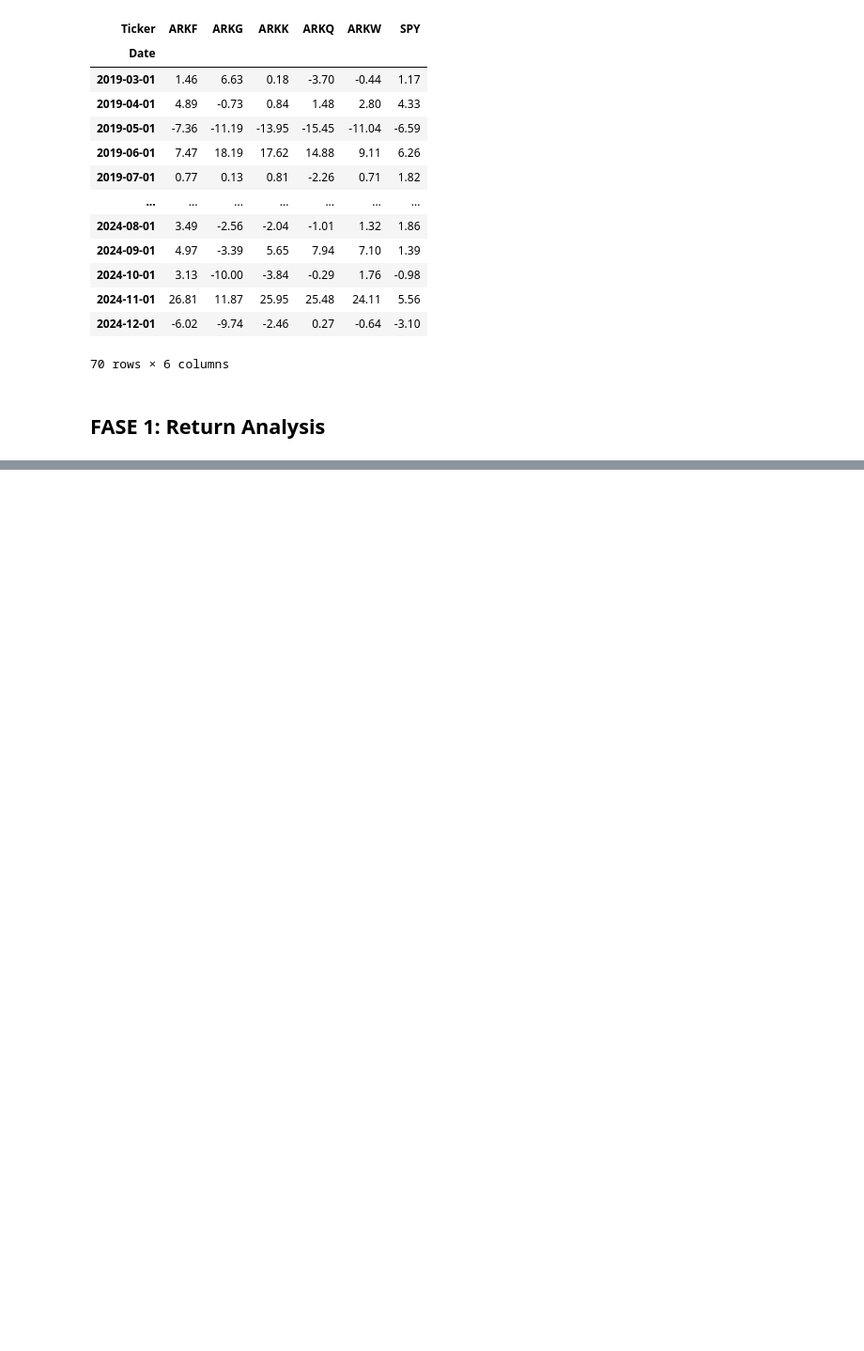
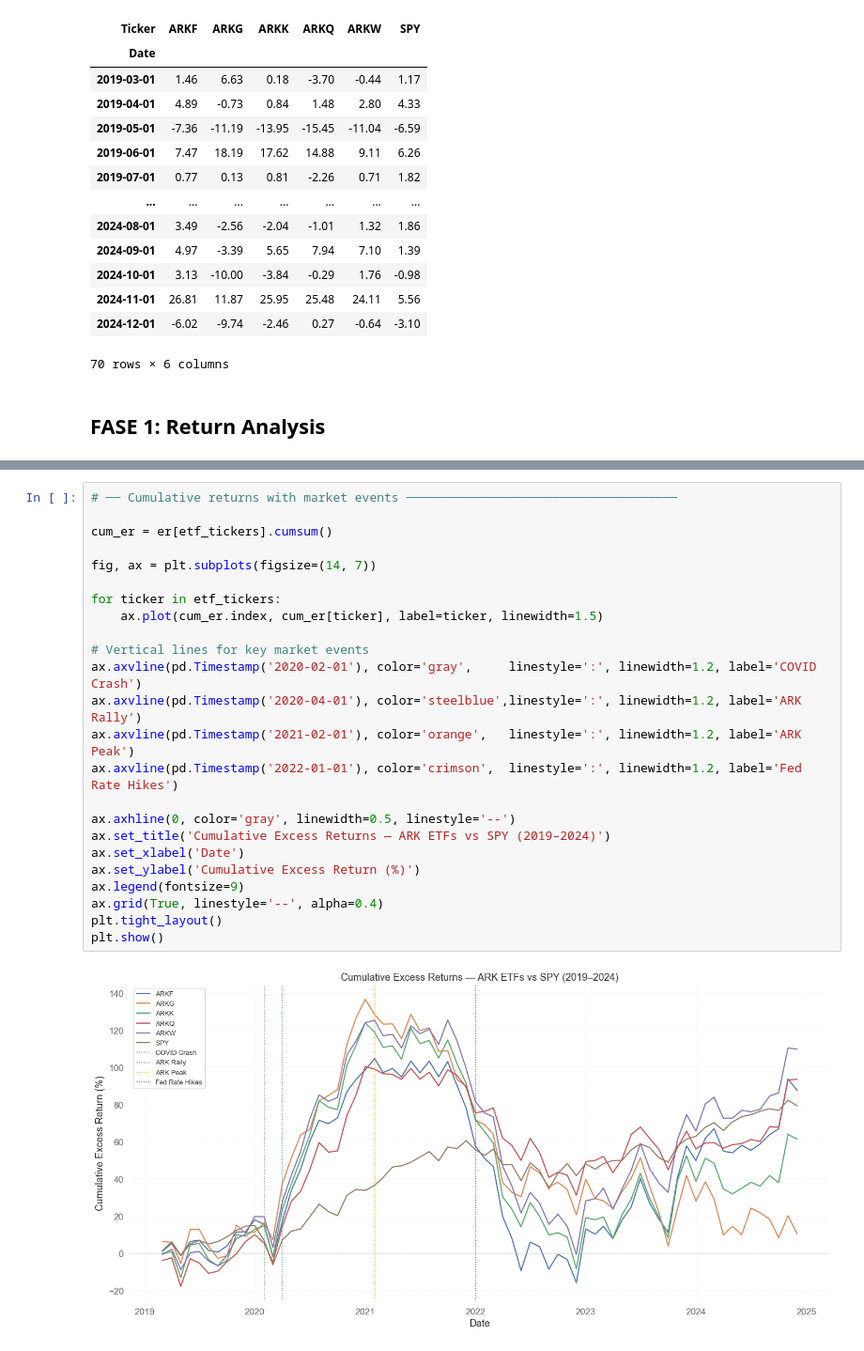
Before and after one commit to fenicola/Ark_Invest_skill_or_luck, a Jupyter notebook: progetto.ipynb, the cells around one changed output, grey strips where cells are left out. Shown at 94% size. Drawn from its saved outputs; the diff is of its cells as text; blank space fills up the shorter version.

```diff
--- a/progetto.ipynb
+++ b/progetto.ipynb
@@ -136,0 +213,26 @@ display(er.round(2))
+# %%
+# ── Cumulative returns with market events ─────────────────────────────────────
+
+cum_er = er[etf_tickers].cumsum()
+
+fig, ax = plt.subplots(figsize=(14, 7))
+
+for ticker in etf_tickers:
+    ax.plot(cum_er.index, cum_er[ticker], label=ticker, linewidth=1.5)
+
+# Vertical lines for key market events
+ax.axvline(pd.Timestamp('2020-02-01'), color='gray',     linestyle=':', linewidth=1.2, label='COVID Crash')
+ax.axvline(pd.Timestamp('2020-04-01'), color='steelblue',linestyle=':', linewidth=1.2, label='ARK Rally')
+ax.axvline(pd.Timestamp('2021-02-01'), color='orange',   linestyle=':', linewidth=1.2, label='ARK Peak')
+ax.axvline(pd.Timestamp('2022-01-01'), color='crimson',  linestyle=':', linewidth=1.2, label='Fed Rate Hikes')
+
+ax.axhline(0, color='gray', linewidth=0.5, linestyle='--')
+ax.set_title('Cumulative Excess Returns — ARK ETFs vs SPY (2019–2024)')
+ax.set_xlabel('Date')
+ax.set_ylabel('Cumulative Excess Return (%)')
+ax.legend(fontsize=9)
+ax.grid(True, linestyle='--', alpha=0.4)
+plt.tight_layout()
+plt.show()
+# %% [output]
+[figure, added]
```
Also changed, not shown: parts of 4 cells of this notebook.
